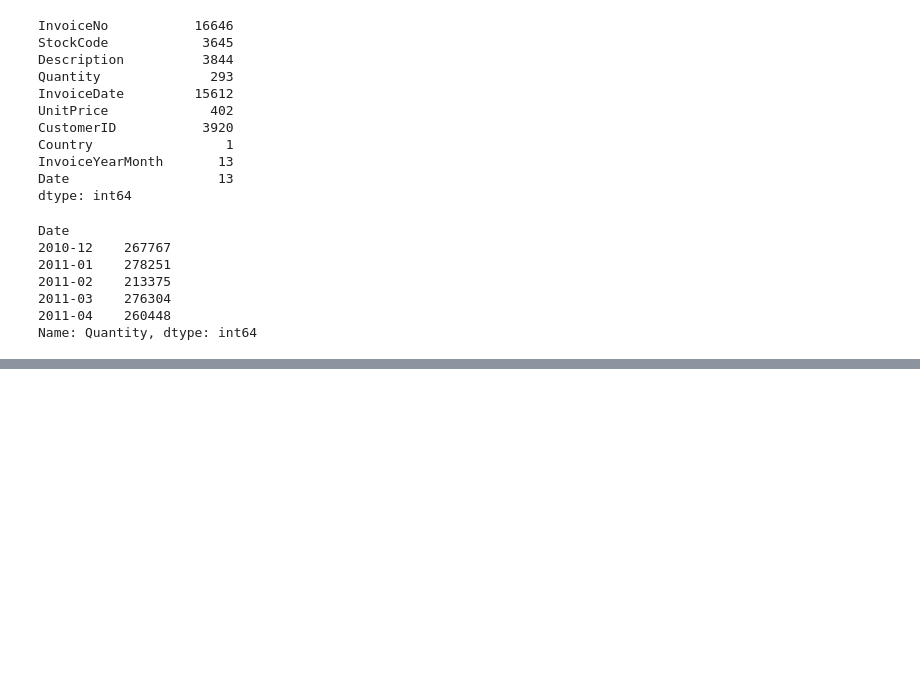
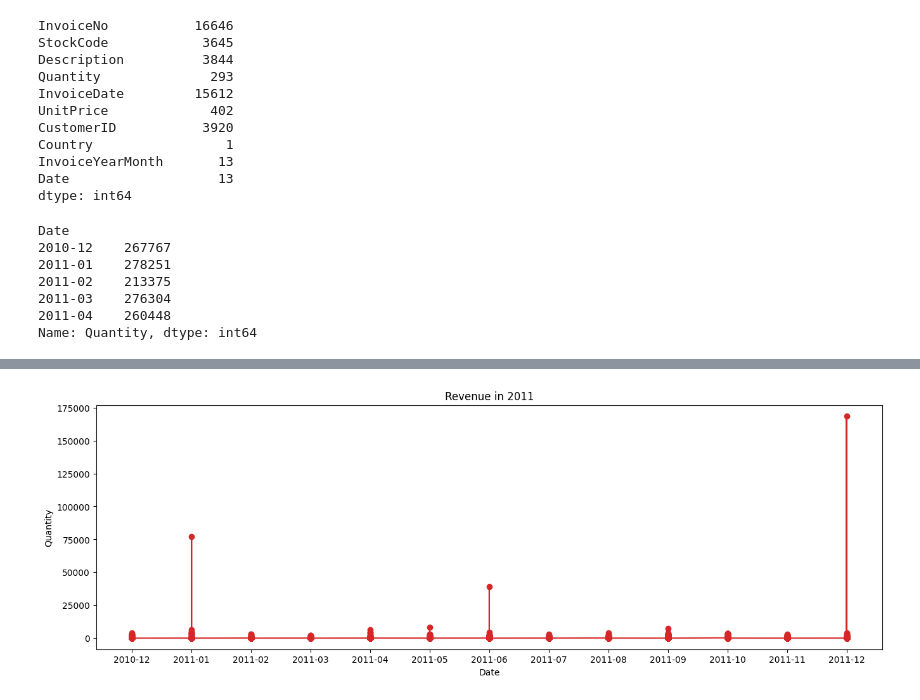
Before and after one commit to sahilrockon/Customer-segmentation-using-machine-learning, a Jupyter notebook: Coustomer_Segm_BY_SAHIL_BISHT.ipynb, the cells around one changed output, grey strips where cells are left out. Drawn from its saved outputs; the diff is of its cells as text; code cells hidden in the pictures; blank space fills up the shorter version.

```diff
--- a/Coustomer_Segm_BY_SAHIL_BISHT.ipynb
+++ b/Coustomer_Segm_BY_SAHIL_BISHT.ipynb
@@ -229,0 +199,9 @@ plot_df(ds_agg, x=ds_agg.Date, y=ds_agg.Quantity,title='Orders in 2011')
+# %%
+def plot_dff(ds, x, y, title="", xlabel='Date', ylabel='Revenue', dpi=100):
+    plt.figure(figsize=(16,5), dpi=dpi)
+    plt.gca().set(title=title, xlabel=xlabel, ylabel=ylabel)
+    plt.plot(x, y, color='tab:red', marker='*')
+    plt.show()
+plot_df(ds, x=ds.Date, y=ds.Revenue,title='Revenue in 2011')
+# %% [output]
+[figure, added]
```
Also changed, not shown: parts of 66 cells of this notebook.
